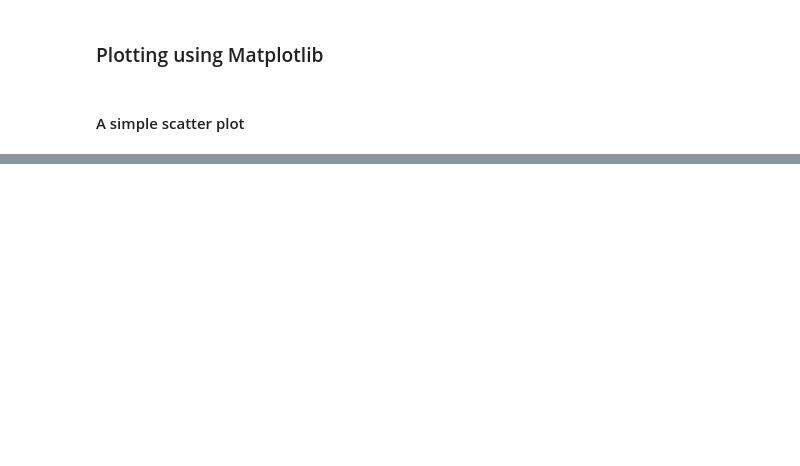
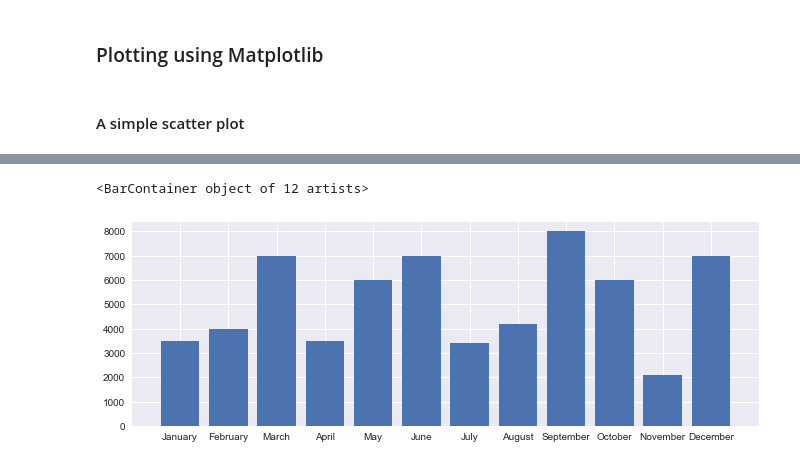
Before and after one commit to luckyp71/python_numpy_matplotlib, a Jupyter notebook: python_numpy_matplotlib.ipynb, the cells around one changed output, grey strips where cells are left out. Saved outputs shown, nothing was run; the diff lists cells and outputs as text; code cells hidden in the pictures; blank space fills up the shorter version.

```diff
--- a/python_numpy_matplotlib.ipynb
+++ b/python_numpy_matplotlib.ipynb
@@ -133,0 +166,13 @@ plt.show()
+# %%
+# Create a dictionary which represents dummy sales data
+sales_data = {"January":3500, "February":4000, "March":7000, "April":3500,
+              "May":6000, "June":7000, "July":3400, "August":4200, "September":8000,
+             "October":6000, "November":2100, "December":7000}
+month = list(sales_data.keys())
+sales = list(sales_data.values())
+
+plt.figure(figsize=(10,3.5))
+plt.bar(month,sales)
+# %% [output]
+<BarContainer object of 12 artists>
+[figure, added]
```
Also changed, not shown: parts of 9 cells of this notebook.
